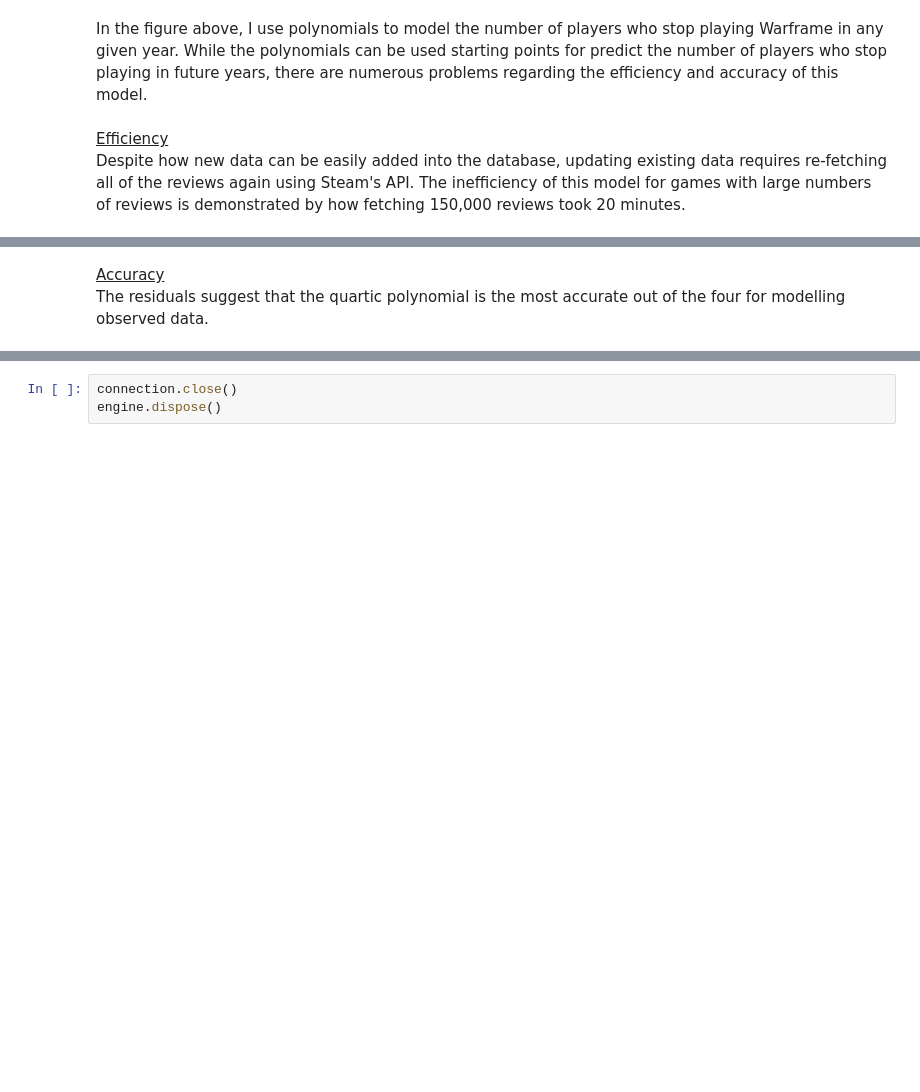
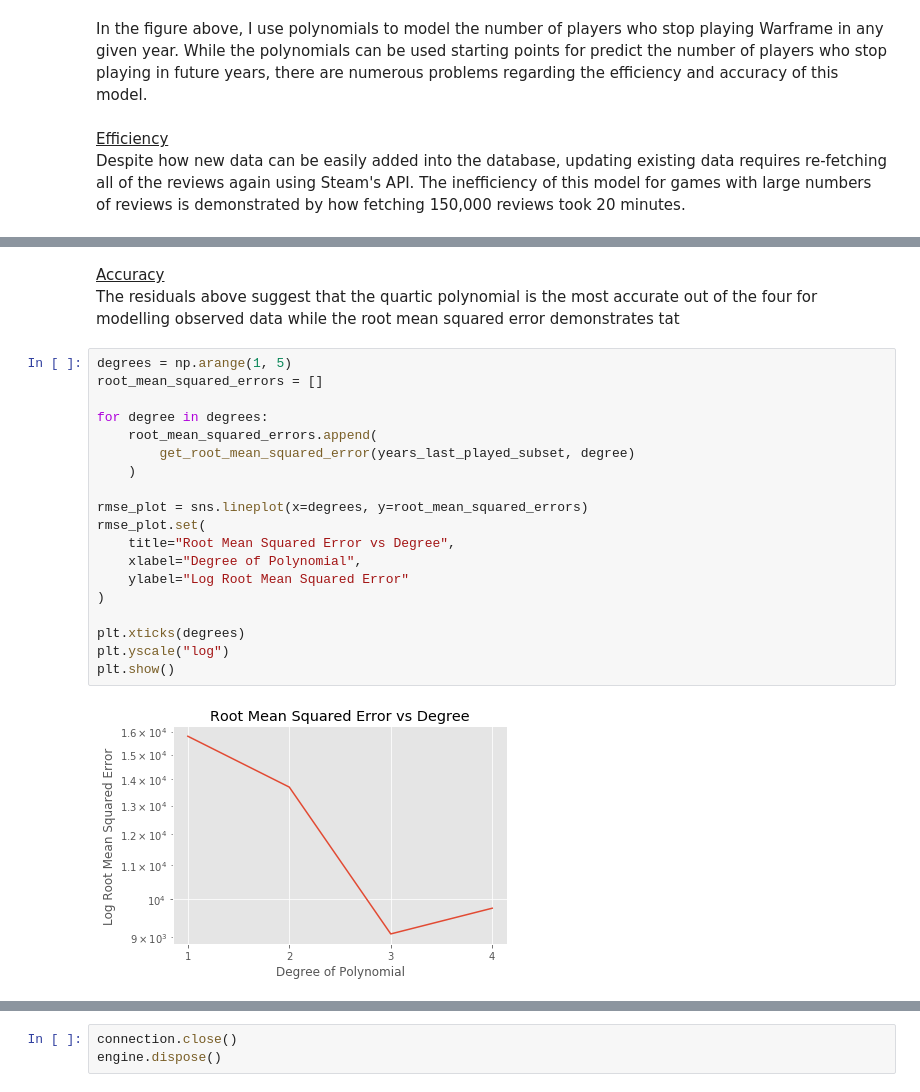
Before and after one commit to ys-lin14/warframe-exploration, a Jupyter notebook: data_exploration.ipynb, the cells around one changed output, grey strips where cells are left out. Drawn from its saved outputs; the diff is of its cells as text; blank space fills up the shorter version.

Commit message:
add leave-one-out root mean squared error, markdown discussing cubic/quartic accuracy, re order imports

```diff
--- a/data_exploration.ipynb
+++ b/data_exploration.ipynb
@@ -553,7 +618,28 @@ plt.show()
 # %% [markdown]
 <u>Accuracy</u>
 <br>
-The residuals suggest that the quartic polynomial is the most accurate out of the four for modelling observed data.
+The residuals above suggest that the quartic polynomial is the most accurate out of the four for modelling observed data while the root mean squared error demonstrates tat
+# %%
+degrees = np.arange(1, 5)
+root_mean_squared_errors = []
+
+for degree in degrees:
+    root_mean_squared_errors.append(
+        get_root_mean_squared_error(years_last_played_subset, degree)
+    )
+
+rmse_plot = sns.lineplot(x=degrees, y=root_mean_squared_errors)
+rmse_plot.set(
+    title="Root Mean Squared Error vs Degree",
+    xlabel="Degree of Polynomial",
+    ylabel="Log Root Mean Squared Error"
+)
+
+plt.xticks(degrees)
+plt.yscale("log")
+plt.show()
+# %% [output]
+[figure, added]
 # %%
 total_hours_played = user_data['total_hours_played'].value_counts()
 total_hours_played = total_hours_played.sort_index()
```
Also changed, not shown: parts of 9 cells of this notebook.
